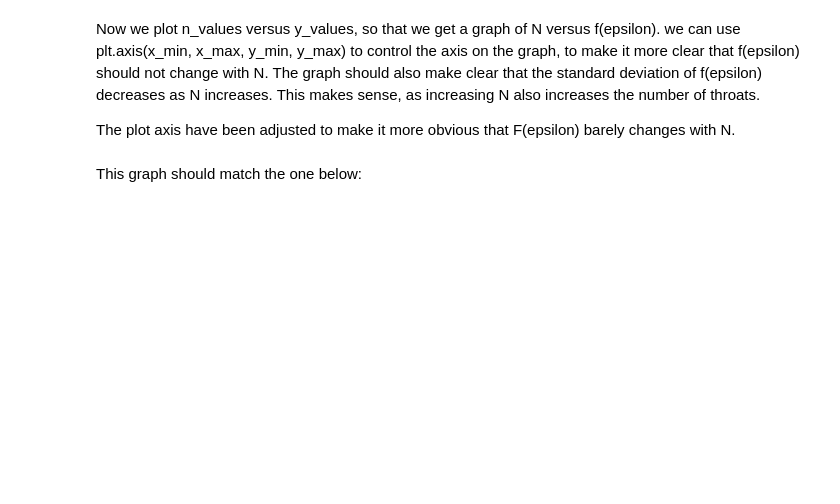
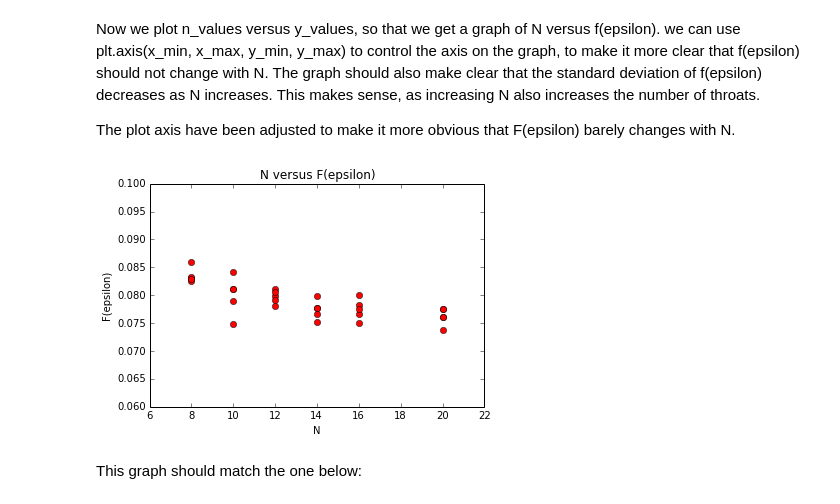
Before and after one commit to jackielunger/OpenPNM, a Jupyter notebook: Wu Tutorial-updated to NewPNM.ipynb, the cells around one changed output. Drawn from its saved outputs; the diff is of its cells as text; code cells hidden in the pictures; blank space fills up the shorter version.

Commit message:
Notebook now has all correct example graphs embedded for checking work

```diff
--- a/Wu Tutorial-updated to NewPNM.ipynb
+++ b/Wu Tutorial-updated to NewPNM.ipynb
@@ -414,7 +424,7 @@ plt.show()
 # %% [markdown]
 The graph generated thus far should look something like this:
 # %%
-i = Image(url = 'http://i.imgur.com/TEzhh27.png')
+i = Image(url = 'http://i.imgur.com/CbuVrur.png')
 display(i)
 # %% [output]
 [interactive output not drawn]
@@ -539,10 +483,12 @@ The plot axis have been adjusted to make it more obvious that F(epsilon) barely
 # %%
 plt.plot(n_values, y_values, 'ro')
 plt.title('N versus F(epsilon)')
 plt.xlabel('N')
 plt.ylabel('F(epsilon)')
-plt.axis([6, 22, .12, .2])
+plt.axis([6, 22, .06, .1])
 plt.show()
+# %% [output]
+[figure, added]
 # %% [markdown]
 This graph should match the one below:
 # %%
```
Also changed, not shown: parts of 15 cells of this notebook.
